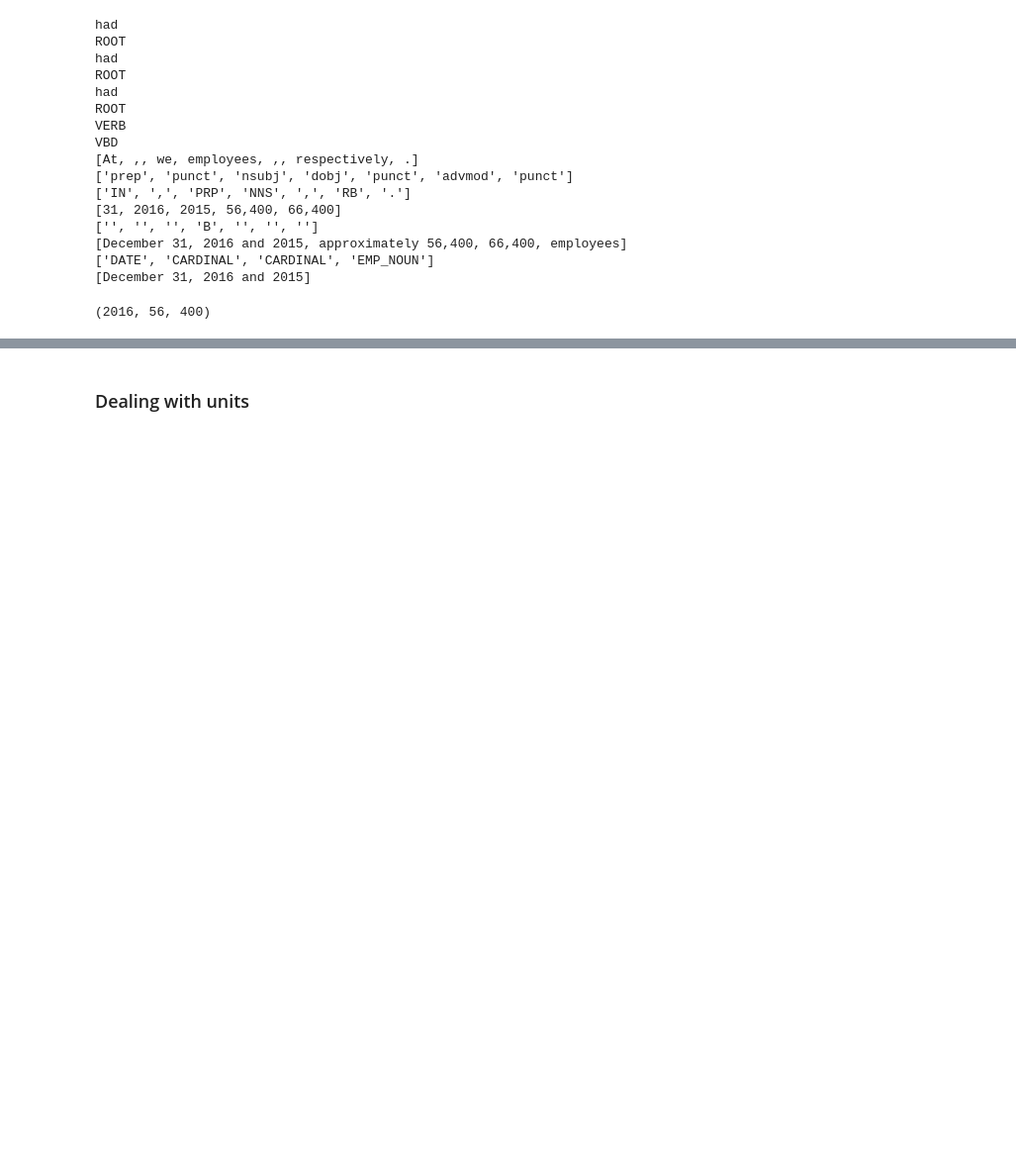
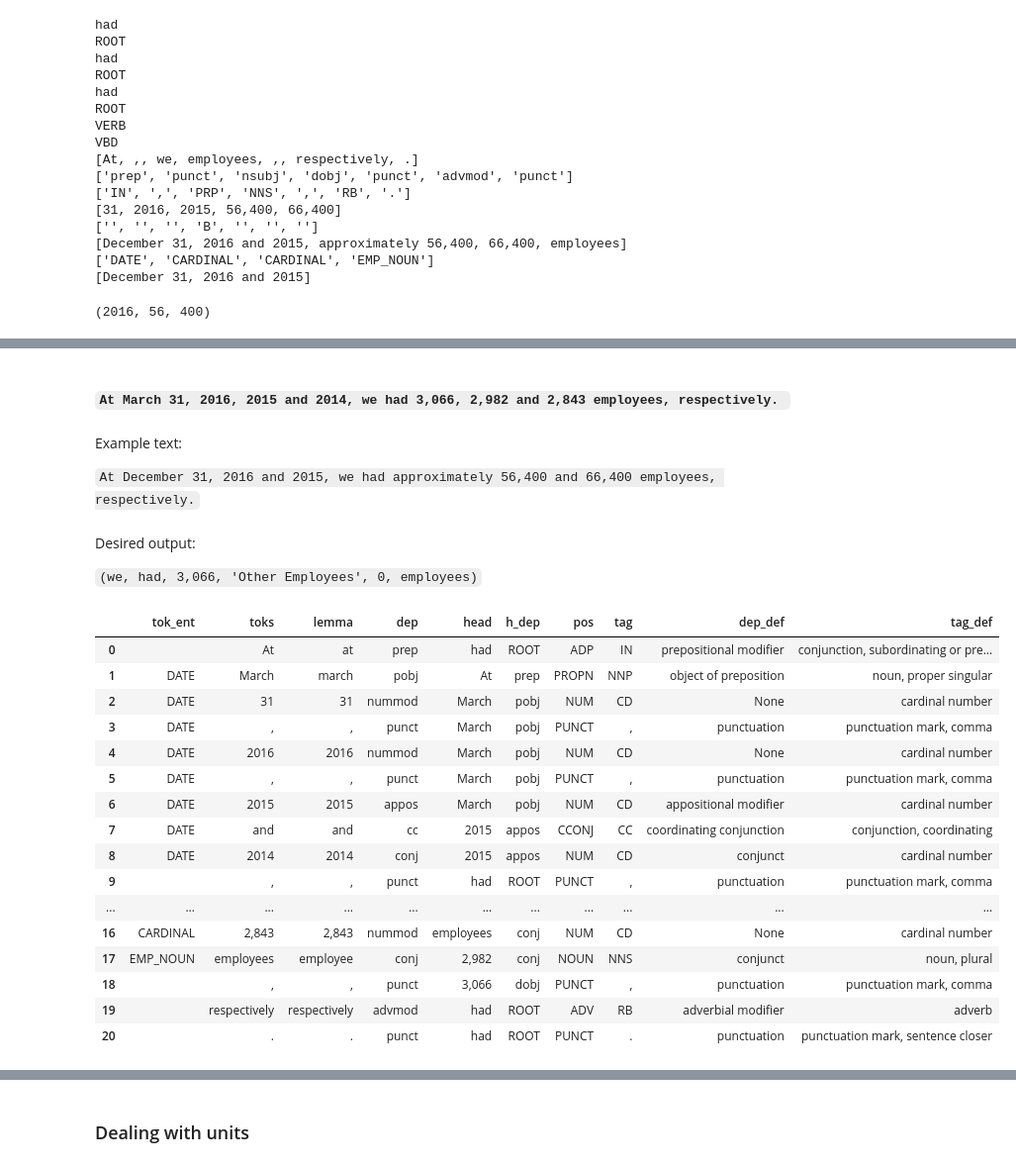
Before and after one commit to JarrodAJ/sec_employee_information_extraction, a Jupyter notebook: 4_Define_SpaCy_NER.ipynb, the cells around one changed output, grey strips where cells are left out. Shown at 99% size. Saved outputs shown, nothing was run; the diff lists cells and outputs as text; code cells hidden in the pictures; blank space fills up the shorter version.

```diff
--- a/4_Define_SpaCy_NER.ipynb
+++ b/4_Define_SpaCy_NER.ipynb
@@ -1985,0 +2220,32 @@ Root is at 1 climbs from employees.
+# %% [markdown]
+#### `At March 31, 2016, 2015 and 2014, we had 3,066, 2,982 and 2,843 employees, respectively. `
+# %% [markdown]
+Example text:
+
+`At December 31, 2016 and 2015, we had approximately 56,400 and 66,400 employees, respectively.`
+# %% [markdown]
+Desired output:
+
+`(we, had, 3,066, 'Other Employees', 0, employees)`
+# %%
+ex12 = nlp("At March 31, 2016, 2015 and 2014, we had 3,066, 2,982 and 2,843 employees, respectively.")
+# %%
+print_df(make_tok_df(ex12))
+# %% [output]
+|  | tok_ent | toks | lemma | dep | head | h_dep | pos | tag | dep_def | tag_def |
+| 0 |  | At | at | prep | had | ROOT | ADP | IN | prepositional modifier | conjunction, subordinating or pre... |
+| 1 | DATE | March | march | pobj | At | prep | PROPN | NNP | object of preposition | noun, proper singular |
+| 2 | DATE | 31 | 31 | nummod | March | pobj | NUM | CD | None | cardinal number |
+| 3 | DATE | , | , | punct | March | pobj | PUNCT | , | punctuation | punctuation mark, comma |
+| 4 | DATE | 2016 | 2016 | nummod | March | pobj | NUM | CD | None | cardinal number |
+| 5 | DATE | , | , | punct | March | pobj | PUNCT | , | punctuation | punctuation mark, comma |
+| 6 | DATE | 2015 | 2015 | appos | March | pobj | NUM | CD | appositional modifier | cardinal number |
+| 7 | DATE | and | and | cc | 2015 | appos | CCONJ | CC | coordinating conjunction | conjunction, coordinating |
+| 8 | DATE | 2014 | 2014 | conj | 2015 | appos | NUM | CD | conjunct | cardinal number |
+| 9 |  | , | , | punct | had | ROOT | PUNCT | , | punctuation | punctuation mark, comma |
+| ... | ... | ... | ... | ... | ... | ... | ... | ... | ... | ... |
+| 16 | CARDINAL | 2,843 | 2,843 | nummod | employees | conj | NUM | CD | None | cardinal number |
+| 17 | EMP_NOUN | employees | employee | conj | 2,982 | conj | NOUN | NNS | conjunct | noun, plural |
+| 18 |  | , | , | punct | 3,066 | dobj | PUNCT | , | punctuation | punctuation mark, comma |
+| 19 |  | respectively | respectively | advmod | had | ROOT | ADV | RB | adverbial modifier | adverb |
+| 20 |  | . | . | punct | had | ROOT | PUNCT | . | punctuation | punctuation mark, sentence closer |
```
Also changed, not shown: parts of 131 cells of this notebook.
